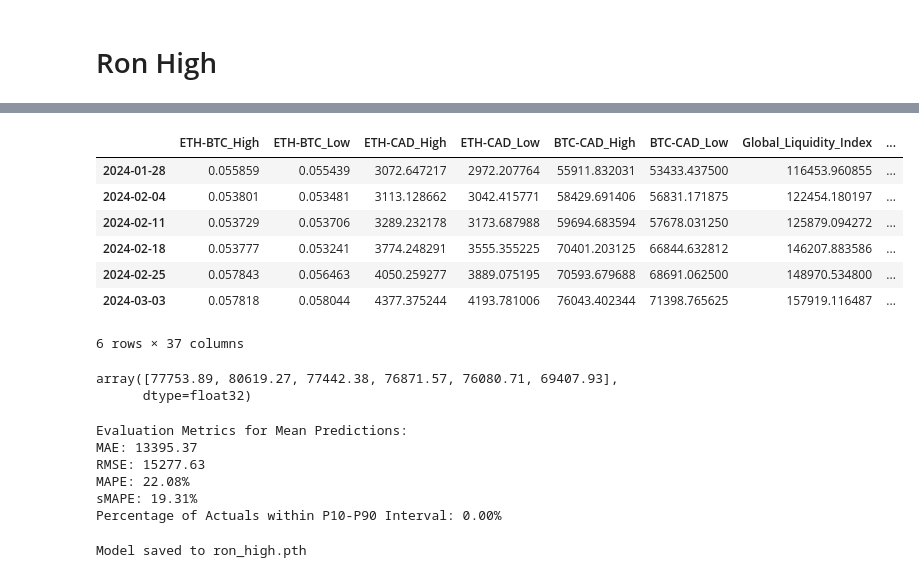
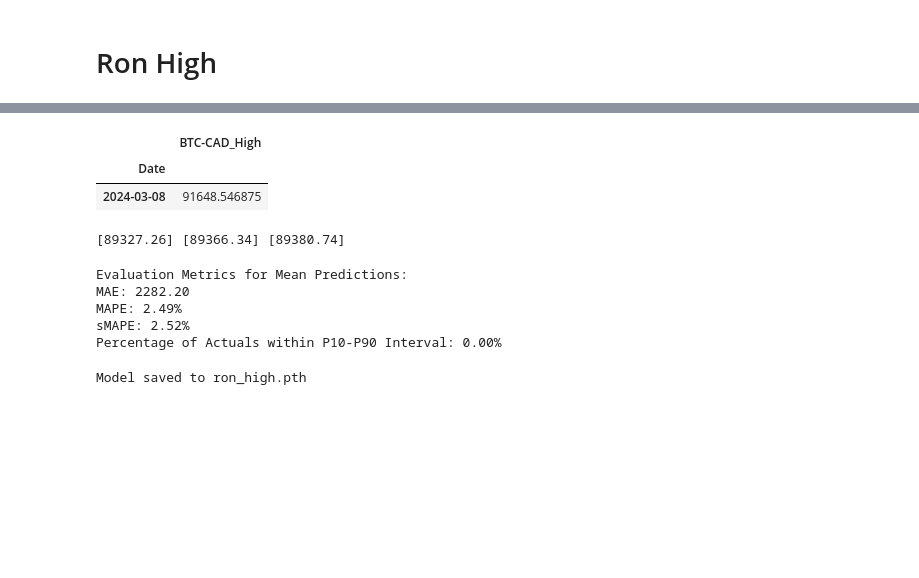
Before and after one commit to genzstrategy/trading, a Jupyter notebook: options/tft/ron/ron-high.ipynb, the cells around one changed output, grey strips where cells are left out. Saved outputs shown, nothing was run; the diff lists cells and outputs as text; code cells hidden in the pictures; blank space fills up the shorter version.

```diff
--- a/options/tft/ron/ron-high.ipynb
+++ b/options/tft/ron/ron-high.ipynb
@@ -3,47 +3,14 @@
 # %%
 import pandas as pd
 # %%
-df = pd.read_parquet("amalgamated.parquet")
+df = pd.read_parquet("yahoo-finance.parquet")
 # %%
 yfinance_metrics = [
-    "ETH-BTC_High",
-    "ETH-BTC_Low",
-    "ETH-CAD_High",
-    "ETH-CAD_Low",
     "BTC-CAD_High",
     "BTC-CAD_Low",
-    'Global_Liquidity_Index'
 ]
 
-coinmetrics_metrics = [
-    "AdrBalNtv0.01Cnt",
-    "AdrBalNtv0.1Cnt",
-    "AdrBalNtv1Cnt",
-    "AdrBalNtv10Cnt",
-    "BlkSizeMeanByte",
-    "CapRealUSD",
-    "FeeByteMeanNtv",
-    "FlowInExNtv",
-    "FlowOutExNtv",
-    "FlowTfrFromExCnt",
-    "NDF",
-    "SplyAct1d",
-    "SplyActPct1yr",
-    "TxCnt",
-    "VelCur1yr"
-]
-
-# For BTC
-btc_prefixed_metrics = ['btc_' + metric for metric in coinmetrics_metrics]
-
-# For ETH
-eth_prefixed_metrics = ['eth_' + metric for metric in coinmetrics_metrics]
-
-# Combine both lists if you need a single list with all prefixed metrics
-combined_prefixed_metrics = btc_prefixed_metrics + eth_prefixed_metrics
-
-metrics = yfinance_metrics + combined_prefixed_metrics
-df = df[metrics]
+df = df[yfinance_metrics]
 # %%
 # Assuming df is your DataFrame after resampling and you've already dropped NA values
 df.dropna(inplace=True)
@@ -231,46 +142,37 @@ plt.show()
 # %%
-last_row = df.iloc[-prediction_length:, :]
+last_row = df.iloc[-prediction_length:, :1]
 last_row
 # %% [output]
-|  | ETH-BTC_High | ETH-BTC_Low | ETH-CAD_High | ETH-CAD_Low | BTC-CAD_High | BTC-CAD_Low | Global_Liquidity_Index | ... |
-| 2024-01-28 | 0.055859 | 0.055439 | 3072.647217 | 2972.207764 | 55911.832031 | 53433.437500 | 116453.960855 | ... |
-| 2024-02-04 | 0.053801 | 0.053481 | 3113.128662 | 3042.415771 | 58429.691406 | 56831.171875 | 122454.180197 | ... |
-| 2024-02-11 | 0.053729 | 0.053706 | 3289.232178 | 3173.687988 | 59694.683594 | 57678.031250 | 125879.094272 | ... |
-| 2024-02-18 | 0.053777 | 0.053241 | 3774.248291 | 3555.355225 | 70401.203125 | 66844.632812 | 146207.883586 | ... |
-| 2024-02-25 | 0.057843 | 0.056463 | 4050.259277 | 3889.075195 | 70593.679688 | 68691.062500 | 148970.534800 | ... |
-| 2024-03-03 | 0.057818 | 0.058044 | 4377.375244 | 4193.781006 | 76043.402344 | 71398.765625 | 157919.116487 | ... |
+|  | BTC-CAD_High |
+| Date |  |
+| 2024-03-08 | 91648.546875 |
-6 rows × 37 columns
 # %%
-p50_predictions
+print(p10_predictions, p50_predictions, p90_predictions)
 # %% [output]
-array([77753.89, 80619.27, 77442.38, 76871.57, 76080.71, 69407.93],
-      dtype=float32)
+[89327.26] [89366.34] [89380.74]
 # %%
 # Function to calculate sMAPE
 def calculate_smape(forecasts, actuals):
     return 100 * np.mean(2 * np.abs(forecasts - actuals) / (np.abs(actuals) + np.abs(forecasts)))
 
 # Calculate standard evaluation metrics for mean predictions
-mae = np.mean(np.abs(mean_predictions - actuals))
-rmse = np.sqrt(np.mean(np.square(mean_predictions - actuals)))
-mape = np.mean(np.abs((mean_predictions - actuals) / actuals)) * 100
-smape = calculate_smape(mean_predictions, actuals)
+mae = np.mean(np.abs(p50_predictions - actuals))
+mape = np.mean(np.abs((p50_predictions - actuals) / actuals)) * 100
+smape = calculate_smape(p50_predictions, actuals)
 
 # Calculate the percentage of actuals within the 10th to 90th percentile range
 within_range = np.sum((actuals >= p10_predictions) & (actuals <= p90_predictions)) / len(actuals) * 100
 
 print("Evaluation Metrics for Mean Predictions:")
 print(f"MAE: {mae:.2f}")
-print(f"RMSE: {rmse:.2f}")
 print(f"MAPE: {mape:.2f}%")
 print(f"sMAPE: {smape:.2f}%")
 print(f"Percentage of Actuals within P10-P90 Interval: {within_range:.2f}%")
 # %% [output]
 Evaluation Metrics for Mean Predictions:
-MAE: 13395.37
-RMSE: 15277.63
-MAPE: 22.08%
-sMAPE: 19.31%
+MAE: 2282.20
+MAPE: 2.49%
+sMAPE: 2.52%
 Percentage of Actuals within P10-P90 Interval: 0.00%
 # %%
 import os
```
Also changed, not shown: parts of 5 cells of this notebook, 6 other files.
